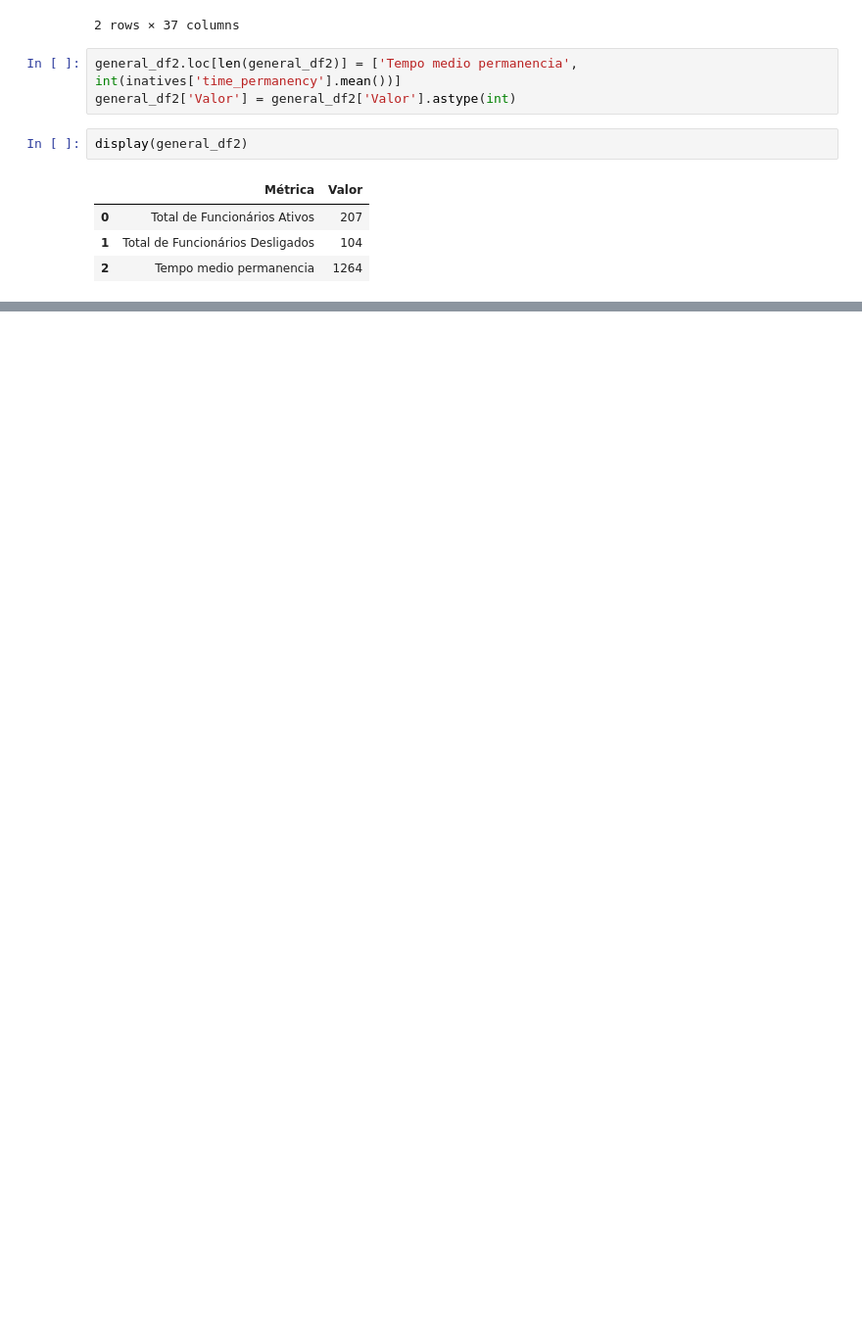
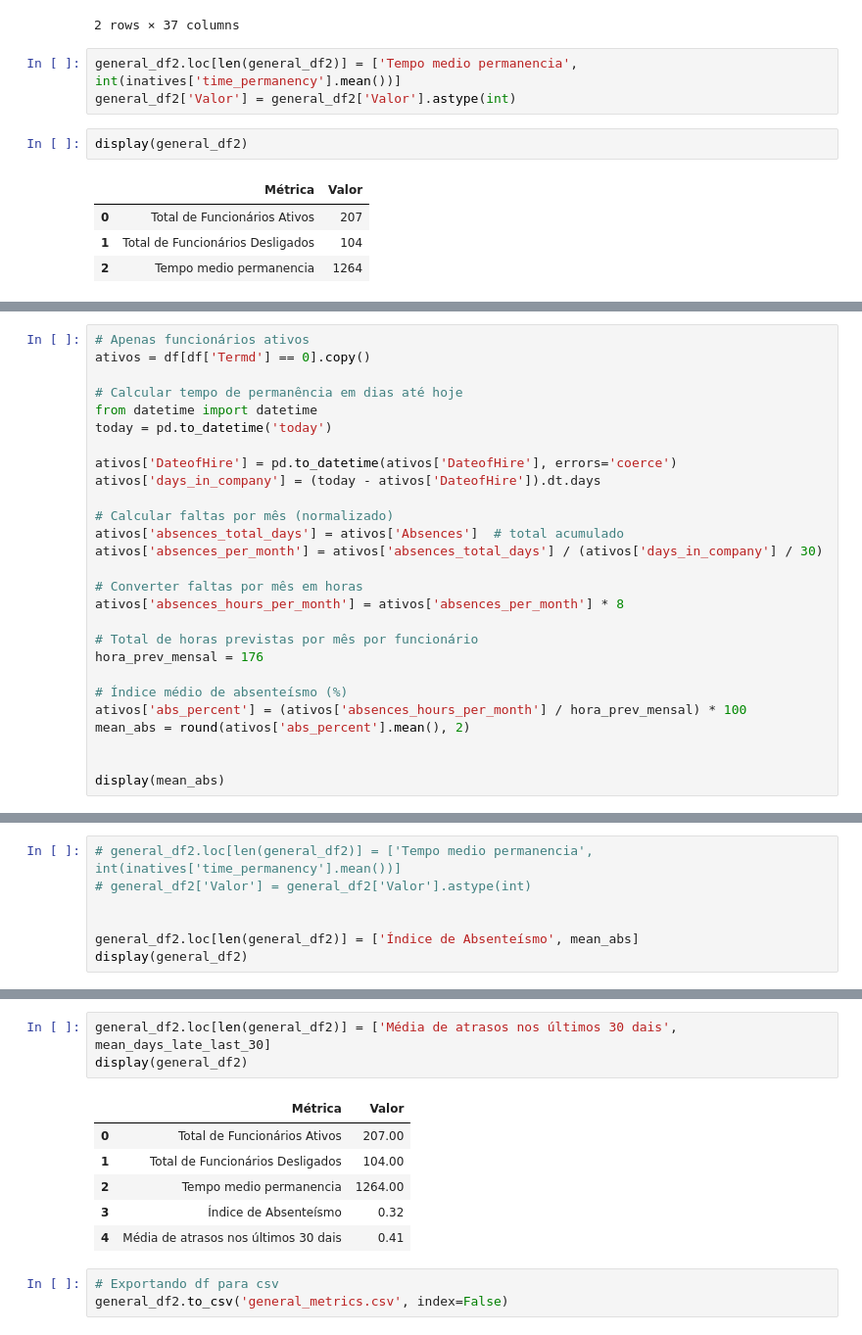
Before and after one commit to joao121gf/hr-analytics-dashboard, a Jupyter notebook: notebooks/general_metrics.ipynb, the cells around one changed output, grey strips where cells are left out. Shown at 98% size. Drawn from its saved outputs; the diff is of its cells as text; blank space fills up the shorter version.

Commit message:
metricas gerais exportadas para csv

```diff
--- a/notebooks/general_metrics.ipynb
+++ b/notebooks/general_metrics.ipynb
@@ -111,0 +116,27 @@ display(general_df2)
+# %%
+# Apenas funcionários ativos
+ativos = df[df['Termd'] == 0].copy()
+
+# Calcular tempo de permanência em dias até hoje
+from datetime import datetime
+today = pd.to_datetime('today')
+
+ativos['DateofHire'] = pd.to_datetime(ativos['DateofHire'], errors='coerce')
+ativos['days_in_company'] = (today - ativos['DateofHire']).dt.days
+
+# Calcular faltas por mês (normalizado)
+ativos['absences_total_days'] = ativos['Absences']  # total acumulado
+ativos['absences_per_month'] = ativos['absences_total_days'] / (ativos['days_in_company'] / 30)
+
+# Converter faltas por mês em horas
+ativos['absences_hours_per_month'] = ativos['absences_per_month'] * 8
+
+# Total de horas previstas por mês por funcionário
+hora_prev_mensal = 176
+
+# Índice médio de absenteísmo (%)
+ativos['abs_percent'] = (ativos['absences_hours_per_month'] / hora_prev_mensal) * 100
+mean_abs = round(ativos['abs_percent'].mean(), 2)
+
+
+display(mean_abs)
@@ -111,0 +145,7 @@ display(general_df2)
+# %%
+# general_df2.loc[len(general_df2)] = ['Tempo medio permanencia', int(inatives['time_permanency'].mean())]
+# general_df2['Valor'] = general_df2['Valor'].astype(int)
+
+
+general_df2.loc[len(general_df2)] = ['Índice de Absenteísmo', mean_abs]
+display(general_df2)
@@ -111,0 +168,13 @@ display(general_df2)
+# %%
+general_df2.loc[len(general_df2)] = ['Média de atrasos nos últimos 30 dais', mean_days_late_last_30]
+display(general_df2)
+# %% [output]
+|  | Métrica | Valor |
+| 0 | Total de Funcionários Ativos | 207.00 |
+| 1 | Total de Funcionários Desligados | 104.00 |
+| 2 | Tempo medio permanencia | 1264.00 |
+| 3 | Índice de Absenteísmo | 0.32 |
+| 4 | Média de atrasos nos últimos 30 dais | 0.41 |
+# %%
+# Exportando df para csv
+general_df2.to_csv('general_metrics.csv', index=False)
```
Also changed, not shown: parts of 7 cells of this notebook, 1 other file.
